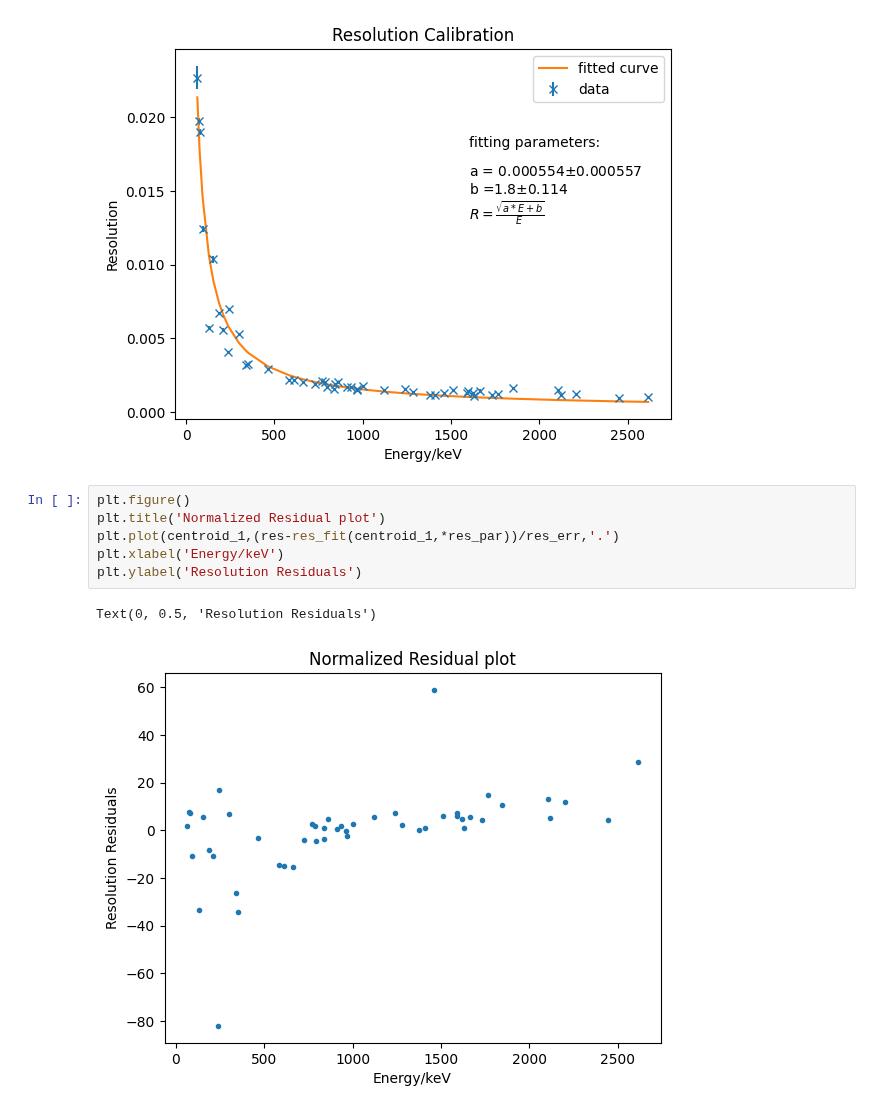
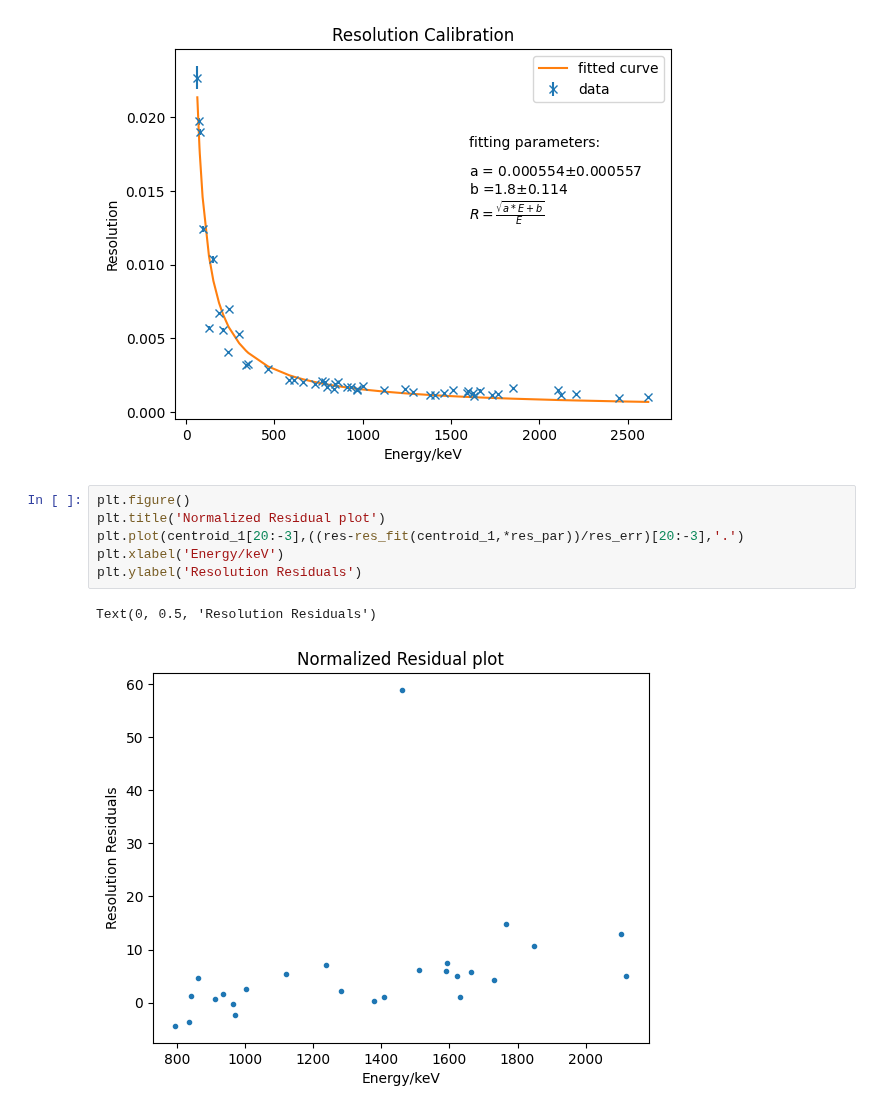
Before and after one commit to ngcnpeter/HPGe_lab_y3, a Jupyter notebook: spectal_analysis.ipynb, the cells around one changed output. Saved outputs shown, nothing was run; the diff lists cells and outputs as text.

```diff
--- a/spectal_analysis.ipynb
+++ b/spectal_analysis.ipynb
@@ -130,11 +177,11 @@ Text(1600, 0.013, '$R = \\frac{\\sqrt{a * E+b}}{E}$')
 # %%
 plt.figure()
 plt.title('Normalized Residual plot')
-plt.plot(centroid_1,(res-res_fit(centroid_1,*res_par))/res_err,'.')
+plt.plot(centroid_1[20:-3],((res-res_fit(centroid_1,*res_par))/res_err)[20:-3],'.')
 plt.xlabel('Energy/keV')
 plt.ylabel('Resolution Residuals')
 # %% [output]
 Text(0, 0.5, 'Resolution Residuals')
-[figure, old version]
+[figure, new version]
 # %%
 res_fit(centroid_1,2,3)
```
Also changed, not shown: parts of 11 cells of this notebook.
